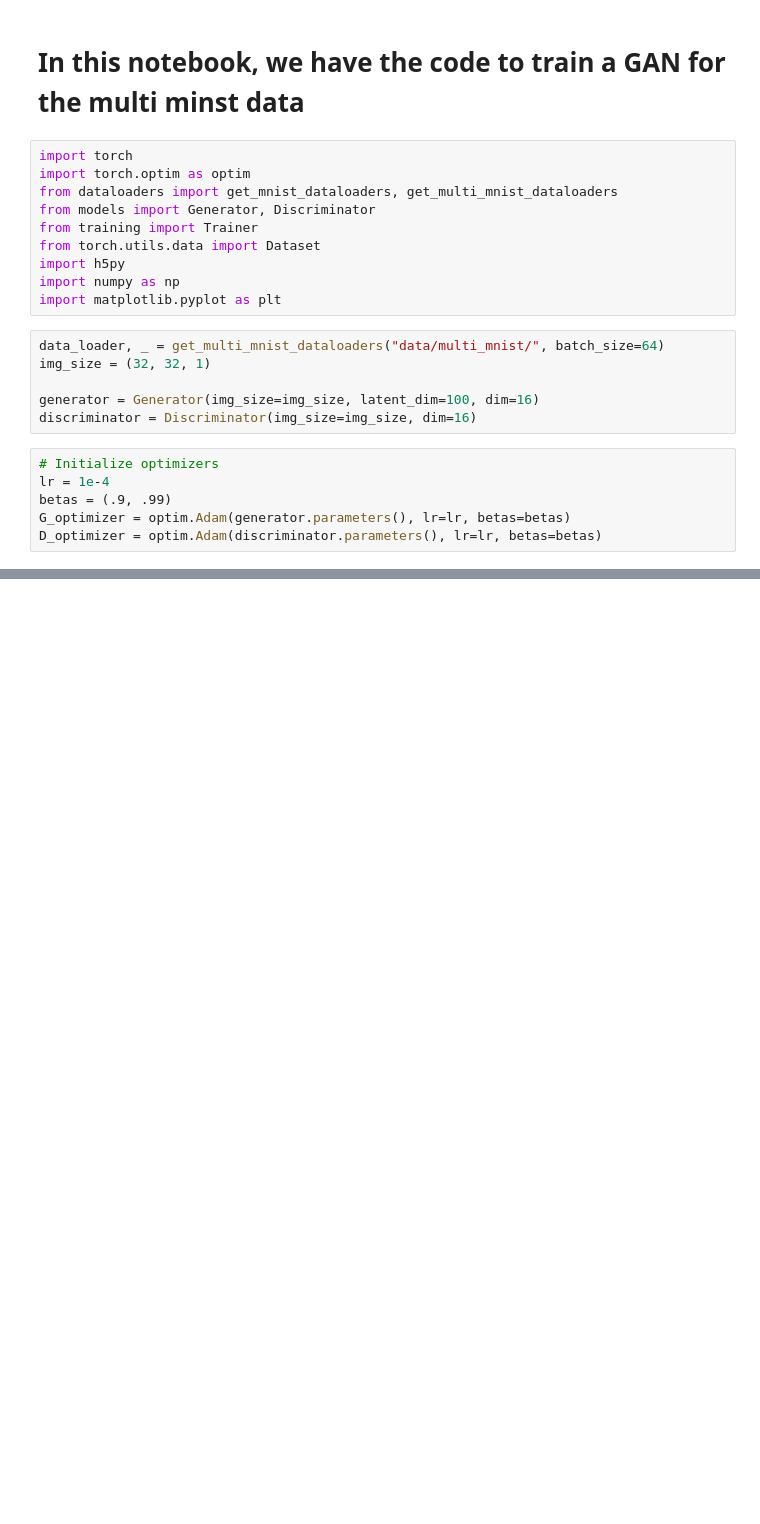
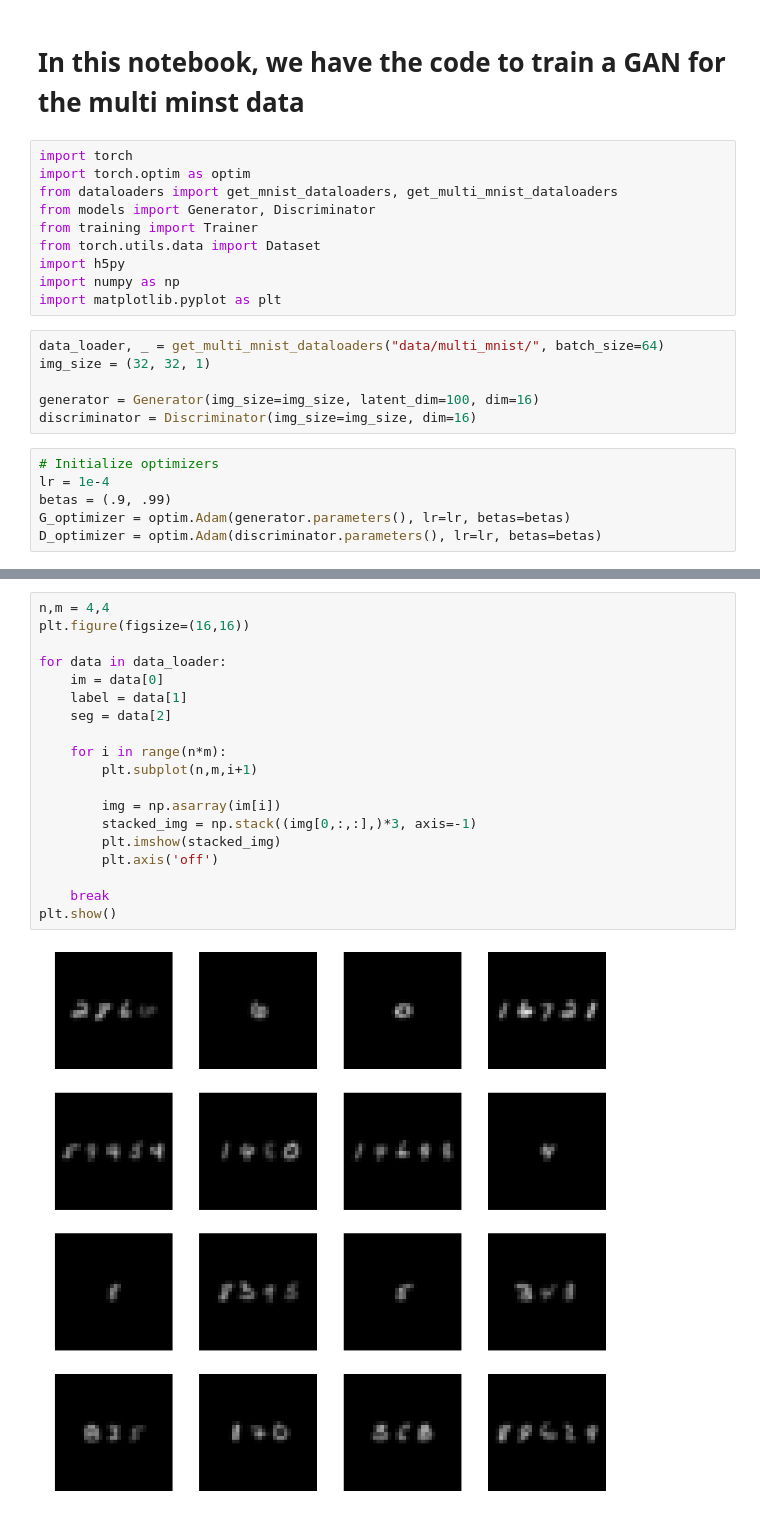
Before and after one commit to FrederikWarburg/CS-294-131-Trustworthy-Deep-Learning, a Jupyter notebook: WGAN-Train.ipynb, the cells around one changed output, grey strips where cells are left out. Saved outputs shown, nothing was run; the diff lists cells and outputs as text; blank space fills up the shorter version.

```diff
--- a/WGAN-Train.ipynb
+++ b/WGAN-Train.ipynb
@@ -37,0 +39,21 @@ G: -0.3502599895000458
+# %%
+n,m = 4,4
+plt.figure(figsize=(16,16))
+
+for data in data_loader:
+    im = data[0]
+    label = data[1]
+    seg = data[2]
+
+    for i in range(n*m):
+        plt.subplot(n,m,i+1)
+
+        img = np.asarray(im[i])
+        stacked_img = np.stack((img[0,:,:],)*3, axis=-1)
+        plt.imshow(stacked_img)
+        plt.axis('off')
+
+    break
+plt.show()
+# %% [output]
+[figure, added]
```
Also changed, not shown: parts of 1 cell of this notebook, 2 other files.
